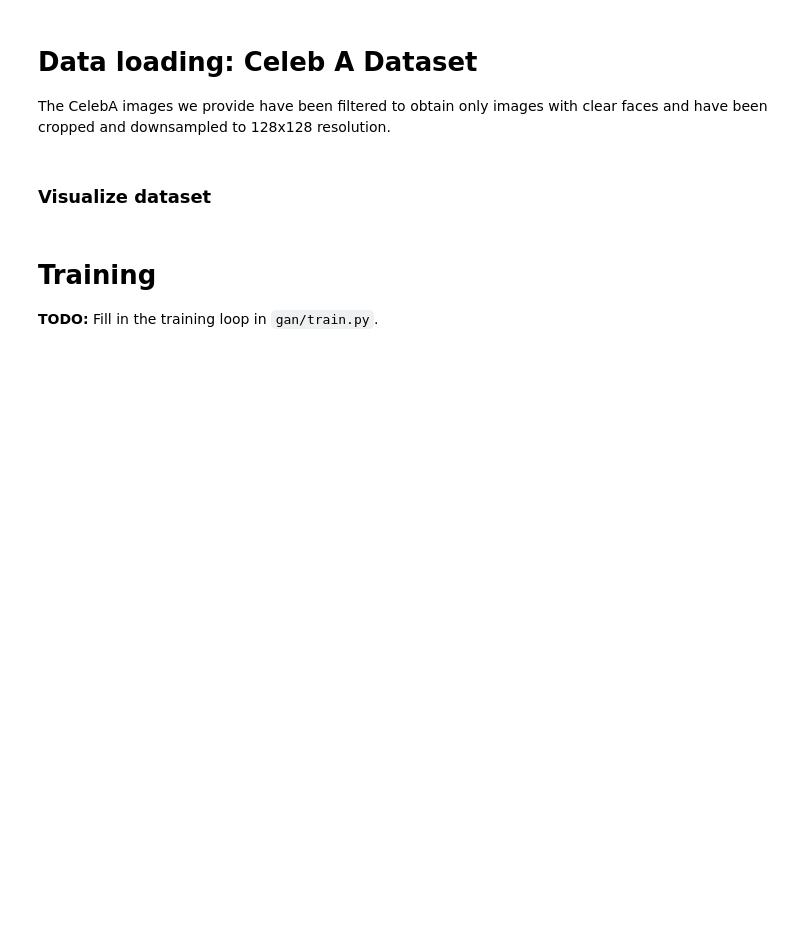
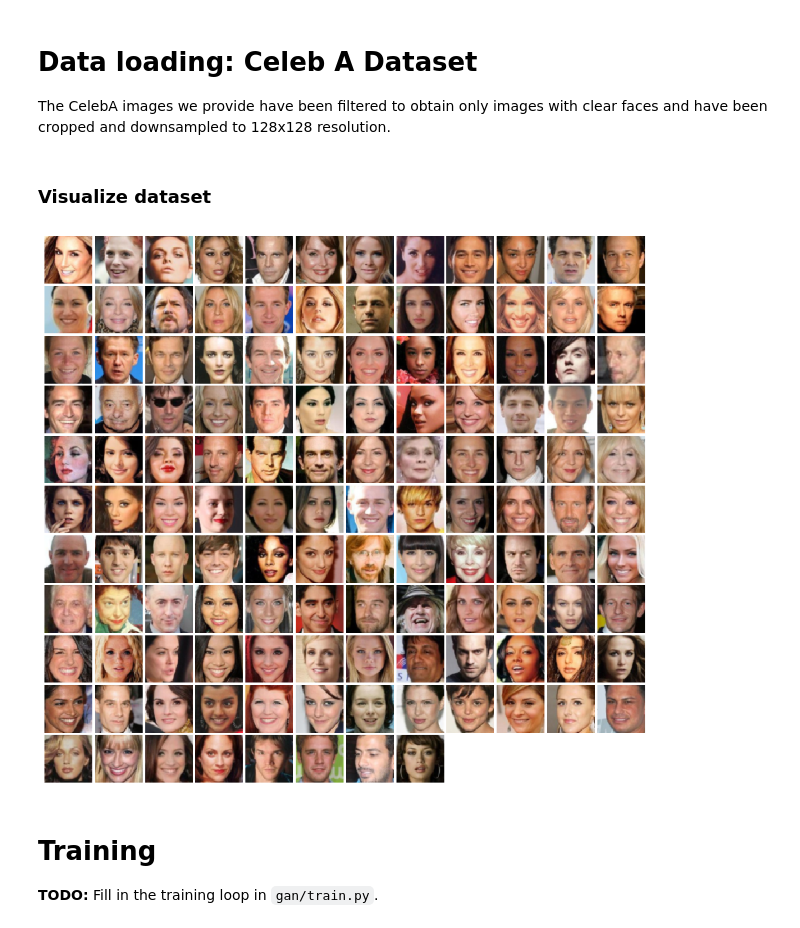
Before and after one commit to Kelvin-T-Lu/GAN-Implementation-Pytorch, a Jupyter notebook: MP3_P1.ipynb, the cells around one changed output. Saved outputs shown, nothing was run; the diff lists cells and outputs as text; code cells hidden in the pictures; blank space fills up the shorter version.

```diff
--- a/MP3_P1.ipynb
+++ b/MP3_P1.ipynb
@@ -121,8 +125,11 @@ celeba_loader_train = DataLoader(celeba_train, batch_size=batch_size, drop_last=
 # %%
 from gan.utils import show_images
 
-imgs = celeba_loader_train.__iter__().next()[0].numpy().squeeze()
+imgs_iter = celeba_loader_train.__iter__()
+imgs = next(imgs_iter)[0].numpy().squeeze()
 show_images(imgs, color=True)
+# %% [output]
+[figure, added]
 # %% [markdown]
 # Training
 
```
Also changed, not shown: parts of 2 cells of this notebook.
